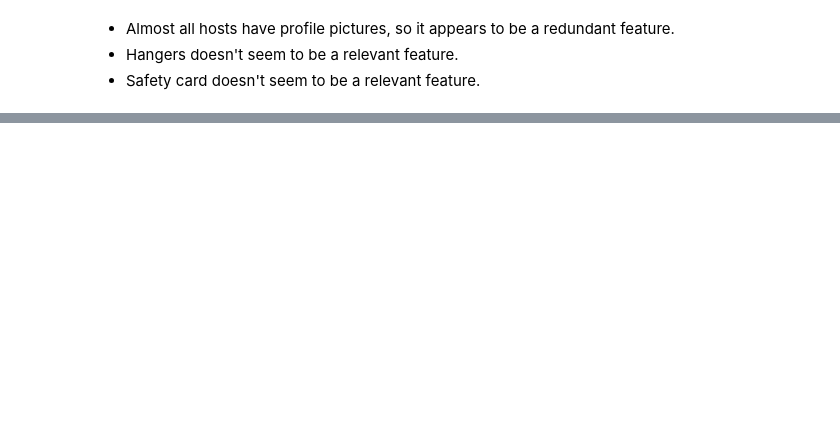
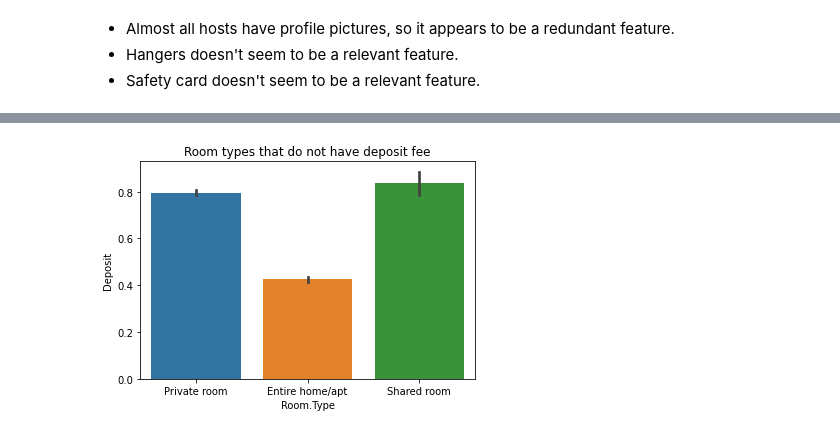
Before and after one commit to ekaterinaleks/preparation_for_final_project, a Jupyter notebook: eda_with_python.ipynb, the cells around one changed output, grey strips where cells are left out. Saved outputs shown, nothing was run; the diff lists cells and outputs as text; code cells hidden in the pictures; blank space fills up the shorter version.

```diff
--- a/eda_with_python.ipynb
+++ b/eda_with_python.ipynb
@@ -422,0 +578,6 @@ df_listings.drop(['Host Has Profile Pic', 'Hangers', 'Safety card'], axis=1, inp
+# %%
+sns.barplot(data=for_viz, x='Room.Type', y='Deposit')
+plt.title('Room types that do not have deposit fee')
+plt.show()
+# %% [output]
+[figure, added]
```
Also changed, not shown: parts of 57 cells of this notebook, 1 other file.
